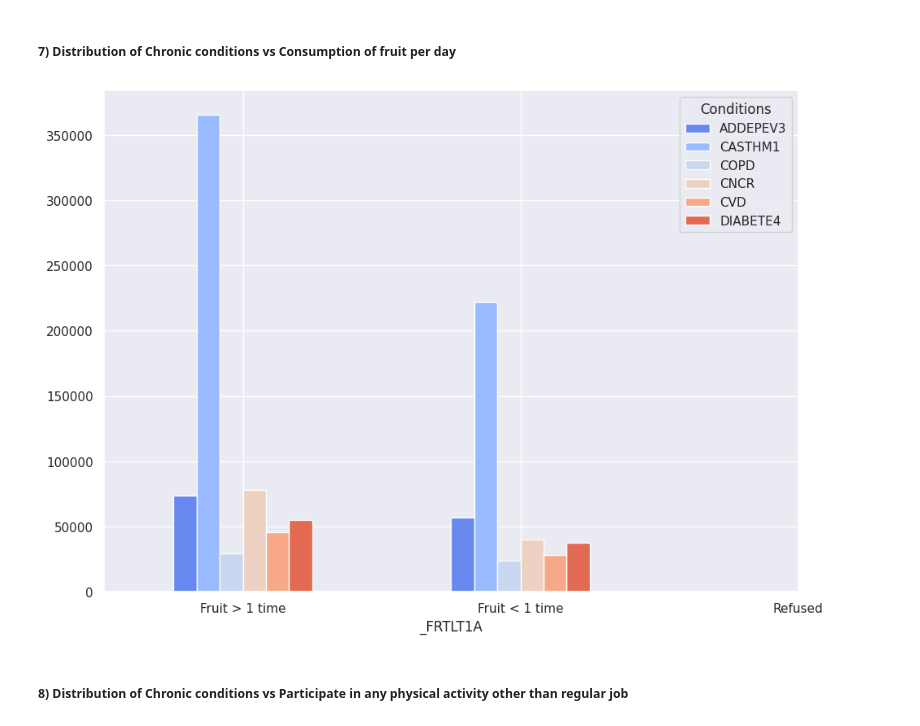
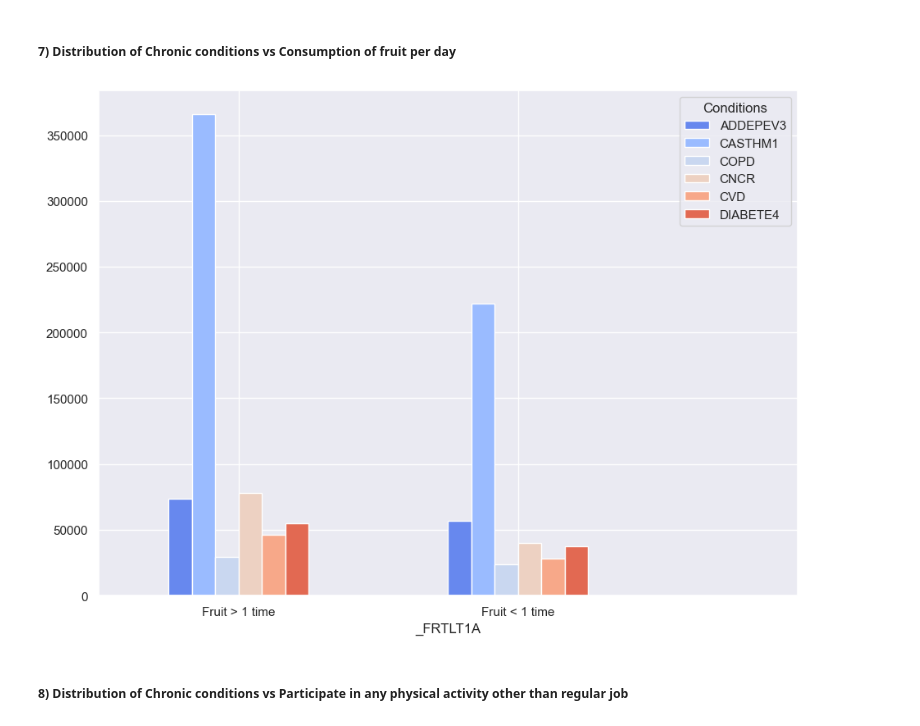
Before and after one commit to greghowa/CS6140-HW6, a Jupyter notebook: assignment6.ipynb, the cells around one changed output. Drawn from its saved outputs; the diff is of its cells as text; code cells hidden in the pictures.

```diff
--- a/assignment6.ipynb
+++ b/assignment6.ipynb
@@ -575,10 +638,10 @@ plot_cond_demographic("_BMI5CAT", labels)
 # %% [markdown]
 ##### 7) Distribution of Chronic conditions vs Consumption of fruit per day
 # %%
-labels = ["Fruit > 1 time", "Fruit < 1 time", "Refused"]
+labels = ["Fruit > 1 time", "Fruit < 1 time", ""] # Refused didn't even show up
 plot_cond_demographic("_FRTLT1A", labels)
 # %% [output]
-[figure, old version]
+[figure, new version]
 # %% [markdown]
 ##### 8) Distribution of Chronic conditions vs Participate in any physical activity other than regular job
 # %%
```
Also changed, not shown: parts of 36 cells of this notebook.
